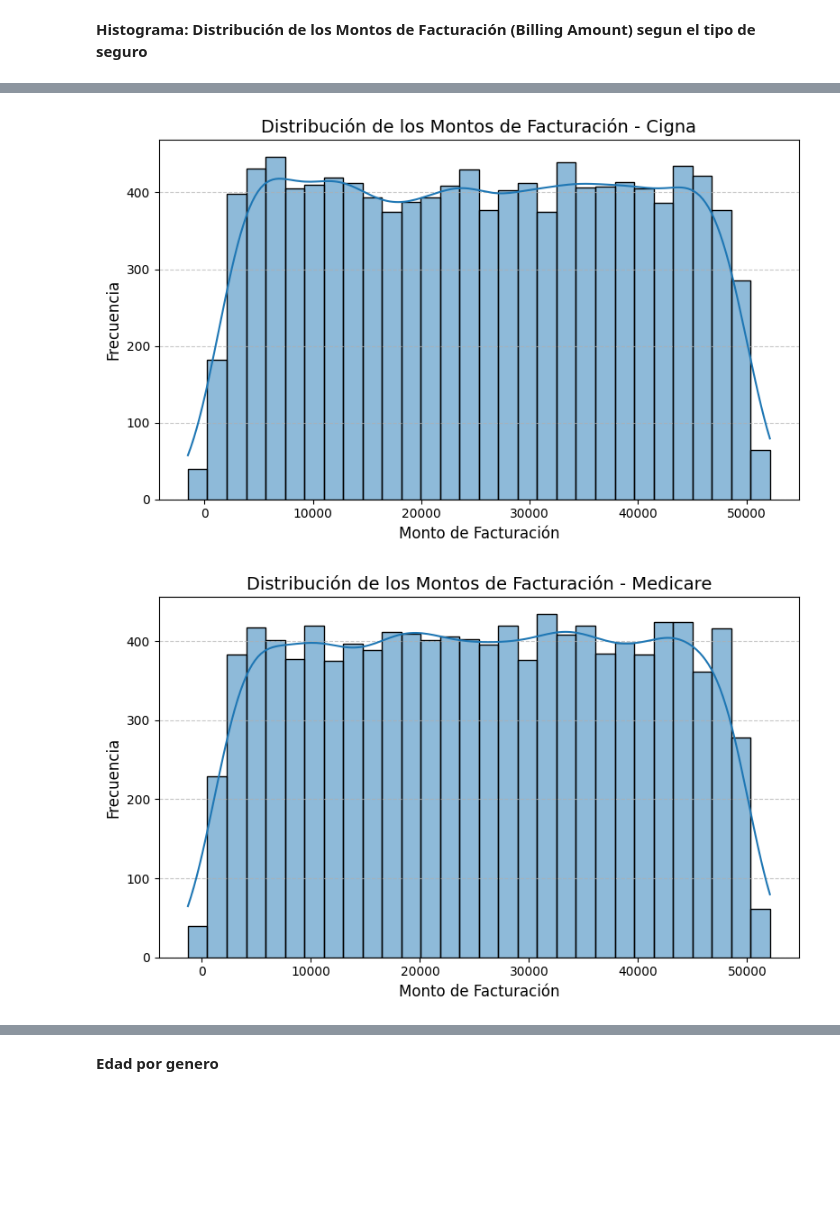
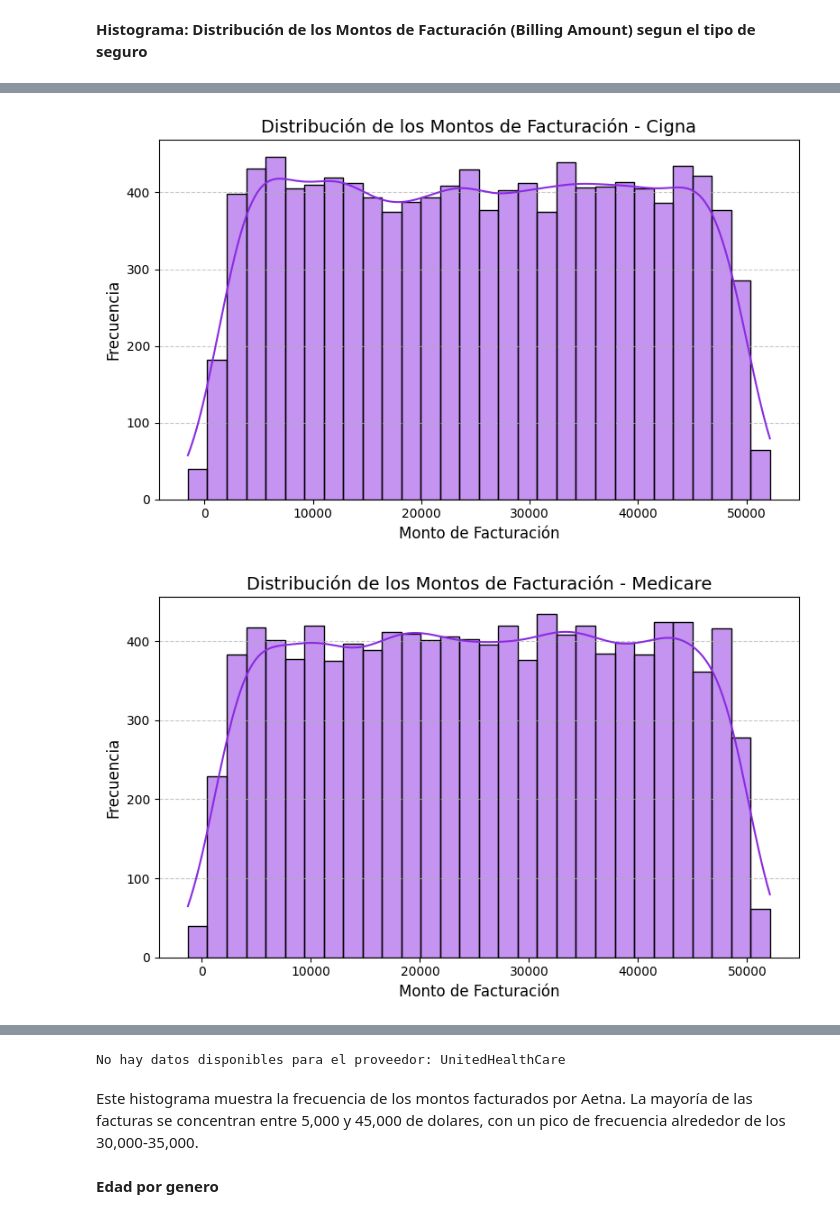
Before and after one commit to AI-School-F5-P3/EquiHealth, a Jupyter notebook: eda.ipynb, the cells around one changed output, grey strips where cells are left out. Cells and saved outputs as stored; diff of their text form; code cells hidden in the pictures; blank space fills up the shorter version.

```diff
--- a/eda.ipynb
+++ b/eda.ipynb
@@ -438,24 +438,28 @@ El monto facturado máximo es $52,764.28.
 insurance_providers = ['Aetna', 'Blue Cross', 'Cigna', 'Medicare', 'UnitedHealthCare']
 
 # Colores para los gráficos
-colors = ['#1f77b4', '#ffcc00']
+colors = ['#50C878', '#8A2BE2']
 
 # Crear un histograma separado para cada proveedor de seguros
 for provider in insurance_providers:
     # Filtrar los datos para el proveedor actual
     provider_data = df[df['Insurance Provider'] == provider]
 
-    # Crear el histograma
-    plt.figure(figsize=(8, 5))
-    sns.histplot(provider_data['Billing Amount'], kde=True, bins=30, color=colors[0])
+    # Verificar si el proveedor tiene datos
+    if not provider_data.empty:
+        # Crear el histograma
+        plt.figure(figsize=(8, 5))
+        sns.histplot(provider_data['Billing Amount'], kde=True, bins=30, color=colors[1])
 
-    # Personalización del gráfico
-    plt.title(f'Distribución de los Montos de Facturación - {provider}', fontsize=14)
-    plt.xlabel('Monto de Facturación', fontsize=12)
-    plt.ylabel('Frecuencia', fontsize=12)
-    plt.grid(axis='y', linestyle='--', alpha=0.7)
-    plt.tight_layout()
+        # Personalización del gráfico
+        plt.title(f'Distribución de los Montos de Facturación - {provider}', fontsize=14)
+        plt.xlabel('Monto de Facturación', fontsize=12)
+        plt.ylabel('Frecuencia', fontsize=12)
+        plt.grid(axis='y', linestyle='--', alpha=0.7)
+        plt.tight_layout()
 
-    # Mostrar el gráfico
-    plt.show()
+        # Mostrar el gráfico
+        plt.show()
+    else:
+        print(f"No hay datos disponibles para el proveedor: {provider}")
 # %% [output]
@@ -464,2 +468,2 @@ for provider in insurance_providers:
-[figure, old version]
+[figure, new version]
-[figure, old version]
+[figure, new version]
@@ -467,3 +470,6 @@ for provider in insurance_providers:
+No hay datos disponibles para el proveedor: UnitedHealthCare
+# %% [markdown]
+Este histograma muestra la frecuencia de los montos facturados por Aetna. La mayoría de las facturas se concentran entre 5,000 y 45,000 de dolares, con un pico de frecuencia alrededor de los 30,000-35,000.
 # %% [markdown]
 **Edad por genero**
 # %%
```
Also changed, not shown: parts of 22 cells of this notebook.
